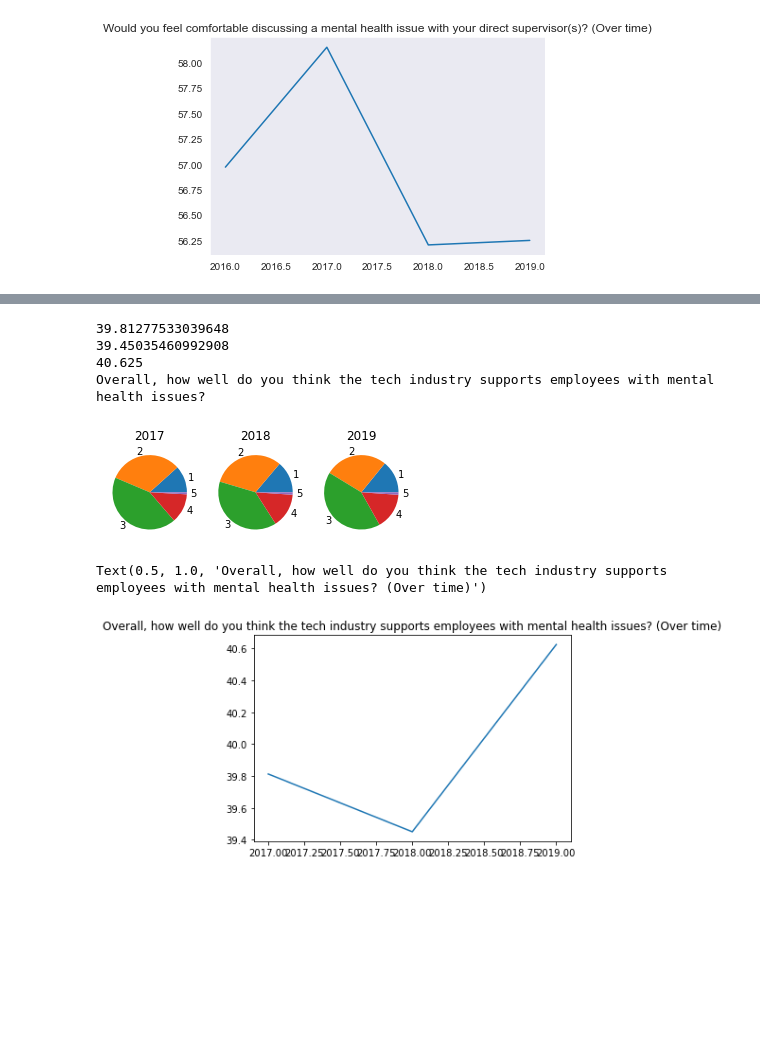
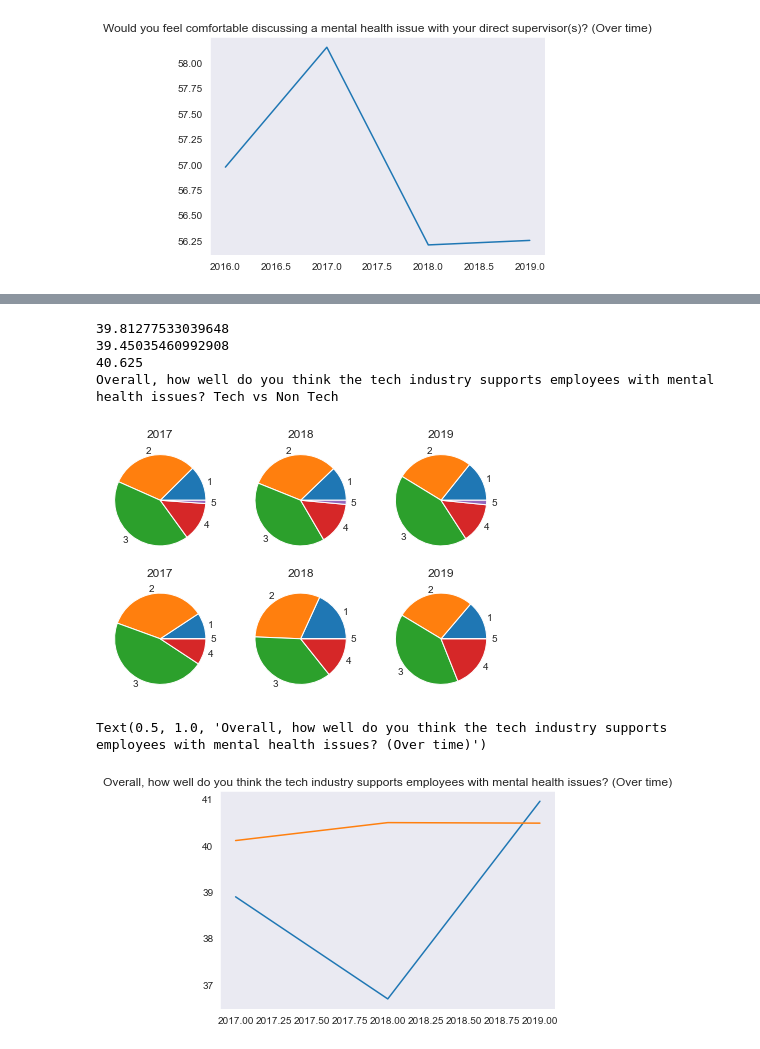
Before and after one commit to mich-matocha/data-therapy, a Jupyter notebook: Questions 17,18,19,85,69.ipynb, the cells around one changed output, grey strips where cells are left out. Saved outputs shown, nothing was run; the diff lists cells and outputs as text; code cells hidden in the pictures; blank space fills up the shorter version.

```diff
--- a/Questions 17,18,19,85,69.ipynb
+++ b/Questions 17,18,19,85,69.ipynb
@@ -385,48 +439,73 @@ ValueError: x and y must have same first dimension, but have shapes (4,) and (3,
 # %%
 #print(q_72(data_16))
 print(q_72(data_17))
 print(q_72(data_18))
 print(q_72(data_19))
 
-q_72_list = []
 
-q_72_list.append(q_72(data_17))
-q_72_list.append(q_72(data_18))
-q_72_list.append(q_72(data_19))
+q_72_list_nontech = []
+q_72_list_tech = []
+
+#q_17_list.append(q_17(data_16.query('9 == 1',inplace=True)))
+
+q_72_list_nontech.append(q_72(data_17_n))
+q_72_list_nontech.append(q_72(data_18_n))
+q_72_list_nontech.append(q_72(data_19_n))
 
 
+q_72_list_tech.append(q_72(data_17_t))
+q_72_list_tech.append(q_72(data_18_t))
+q_72_list_tech.append(q_72(data_19_t))
+
 years = [2017,2018,2019]
-plt.plot(years,q_72_list)
+plt.plot(years,q_72_list_nontech)
+plt.plot(years,q_72_list_tech)
 
 
-pie_72_list17 = pie_72(data_17)
-pie_72_list18 = pie_72(data_18)
-pie_72_list19 = pie_72(data_19)
+pie_72_list17_t = pie_72(data_17_t)
+pie_72_list17_n = pie_72(data_17_n)
+pie_72_list18_t = pie_72(data_18_t)
+pie_72_list18_n = pie_72(data_18_n)
+pie_72_list19_t = pie_72(data_19_t)
+pie_72_list19_n = pie_72(data_19_n)
 answers = [1,2,3,4,5]
 # referenced https://stackoverflow.com/questions/42818361/how-to-make-two-plots-side-by-side-using-python
-print('Overall, how well do you think the tech industry supports employees with mental health issues?')
-plt.subplot(1,4,1)
-plt.pie(pie_72_list17,labels=answers)
+plt.title('Overall, how well do you think the tech industry supports employees with mental health issues? Tech vs Non Tech')
+print('Overall, how well do you think the tech industry supports employees with mental health issues? Tech vs Non Tech')
+
+plt.subplot(2,3,1)
+plt.pie(pie_72_list17_t,labels=answers)
 plt.title('2017')
-plt.subplot(1,4,2)
-plt.pie(pie_72_list18,labels=answers)
+plt.subplot(2,3,2)
+plt.pie(pie_72_list18_t,labels=answers)
 plt.title('2018')
-plt.subplot(1,4,3)
-plt.pie(pie_72_list19,labels=answers)
+plt.subplot(2,3,3)
+plt.pie(pie_72_list19_t,labels=answers)
+plt.title('2019')
+
+plt.subplot(2,3,4)
+plt.pie(pie_72_list17_n,labels=answers)
+plt.title('2017')
+plt.subplot(2,3,5)
+plt.pie(pie_72_list18_n,labels=answers)
+plt.title('2018')
+plt.subplot(2,3,6)
+plt.pie(pie_72_list19_n,labels=answers)
 plt.title('2019')
 plt.tight_layout()
 # %% [output]
 39.81277533039648
 39.45035460992908
 40.625
-Overall, how well do you think the tech industry supports employees with mental health issues?
+Overall, how well do you think the tech industry supports employees with mental health issues? Tech vs Non Tech
-[figure, old version]
+[figure, new version]
 # %%
-plt.plot(years,q_72_list)
+plt.plot(years,q_72_list_nontech)
+plt.plot(years,q_72_list_tech)
 plt.title('Overall, how well do you think the tech industry supports employees with mental health issues? (Over time)')
 # %% [output]
 Text(0.5, 1.0, 'Overall, how well do you think the tech industry supports employees with mental health issues? (Over time)')
-[figure, old version]
+[figure, new version]
 # %%
 #print(q_16(data_16))
 #print(q_16(data_17))
```
Also changed, not shown: parts of 6 cells of this notebook.
